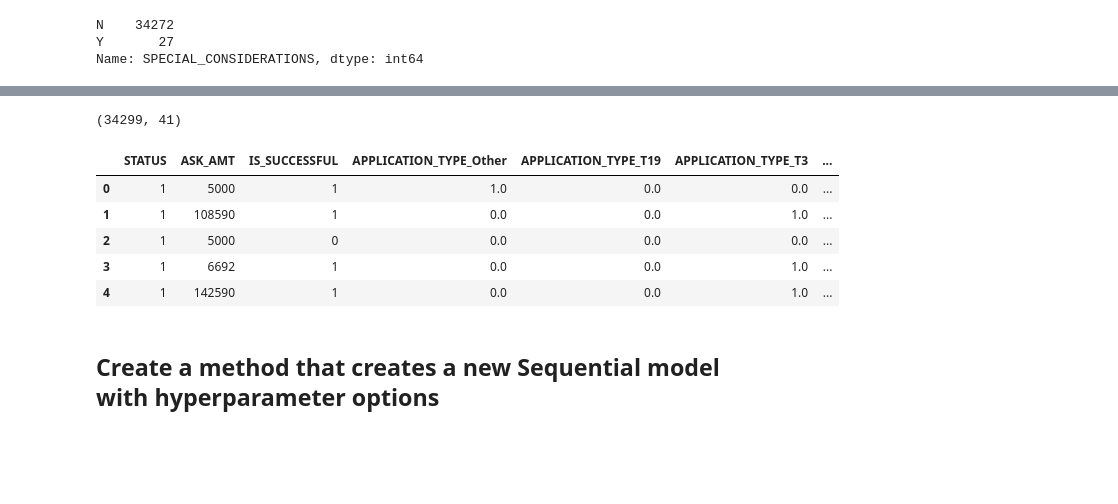
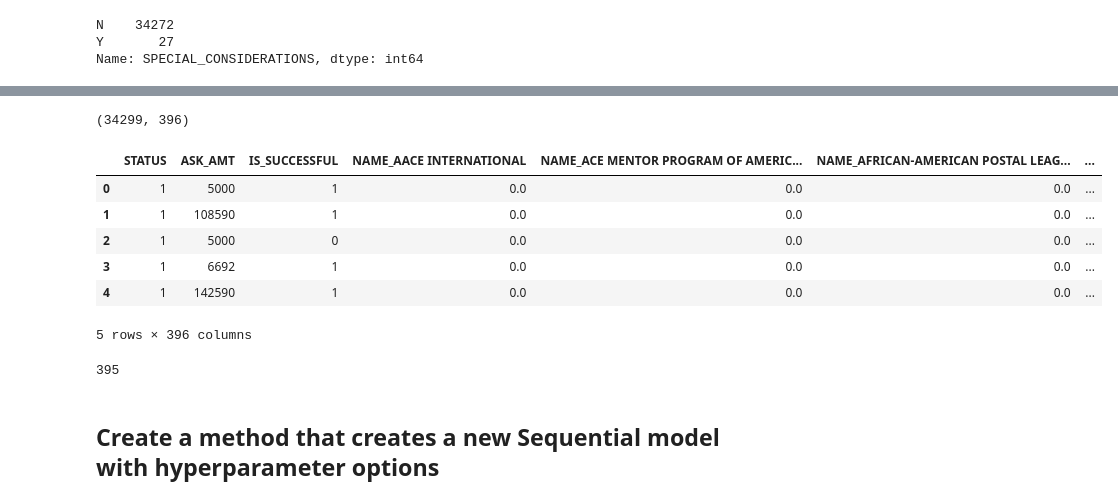
Before and after one commit to rkaysen63/Neural_Network_Charity_Analysis, a Jupyter notebook: AlphabetSoupCharity_Optimization.ipynb, the cells around one changed output, grey strips where cells are left out. Drawn from its saved outputs; the diff is of its cells as text; code cells hidden in the pictures; blank space fills up the shorter version.

```diff
--- a/AlphabetSoupCharity_Optimization.ipynb
+++ b/AlphabetSoupCharity_Optimization.ipynb
@@ -220,15 +278,22 @@ application_df.to_csv(colab_notebook_path + "/19_Resources/application.csv", ind
 # %%
-application_df = pd.read_csv(colab_notebook_path + "/19_Resources/application.csv")
+# Load preprocessed dataframe
+# Colab Notebook:
+# application_df = pd.read_csv(colab_notebook_path + "/19_Resources/application.csv")
+
+# Jupyter Notebook:
+application_df = pd.read_csv("Resources/application.csv")
+
 print(application_df.shape)
 application_df.head()
 # %% [output]
-(34299, 41)
+(34299, 396)
-|  | STATUS | ASK_AMT | IS_SUCCESSFUL | APPLICATION_TYPE_Other | APPLICATION_TYPE_T19 | APPLICATION_TYPE_T3 | ... |
-| 0 | 1 | 5000 | 1 | 1.0 | 0.0 | 0.0 | ... |
-| 1 | 1 | 108590 | 1 | 0.0 | 0.0 | 1.0 | ... |
+|  | STATUS | ASK_AMT | IS_SUCCESSFUL | NAME_AACE INTERNATIONAL | NAME_ACE MENTOR PROGRAM OF AMERIC... | NAME_AFRICAN-AMERICAN POSTAL LEAG... | ... |
+| 0 | 1 | 5000 | 1 | 0.0 | 0.0 | 0.0 | ... |
+| 1 | 1 | 108590 | 1 | 0.0 | 0.0 | 0.0 | ... |
 | 2 | 1 | 5000 | 0 | 0.0 | 0.0 | 0.0 | ... |
-| 3 | 1 | 6692 | 1 | 0.0 | 0.0 | 1.0 | ... |
-| 4 | 1 | 142590 | 1 | 0.0 | 0.0 | 1.0 | ... |
+| 3 | 1 | 6692 | 1 | 0.0 | 0.0 | 0.0 | ... |
+| 4 | 1 | 142590 | 1 | 0.0 | 0.0 | 0.0 | ... |
+5 rows × 396 columns
 # %%
 # Split our preprocessed data into our features and target arrays
 #  Target
@@ -248,6 +313,11 @@ X_scaler = scaler.fit(X_train)
 # Scale the data
 X_train_scaled = X_scaler.transform(X_train)
 X_test_scaled = X_scaler.transform(X_test)
+# %%
+number_input_features = len(X_train[0])
+number_input_features
+# %% [output]
+395
 # %% [markdown]
 ## Create a method that creates a new Sequential model with hyperparameter options
 # %% [markdown]
```
Also changed, not shown: parts of 37 cells of this notebook, 22 other files.
